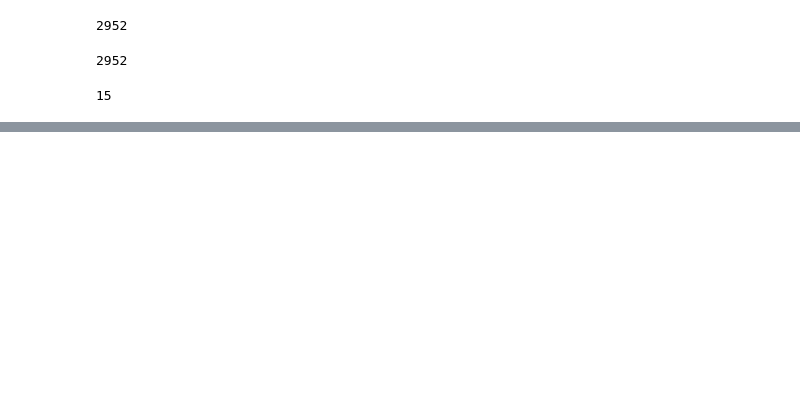
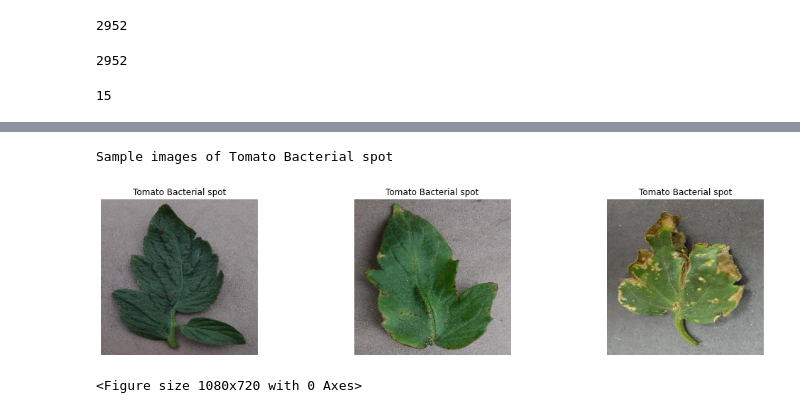
Before and after one commit to Cheruiyot890/PlantDiseasePredictor, a Jupyter notebook: Notebook.ipynb, the cells around one changed output, grey strips where cells are left out. Cells and saved outputs as stored; diff of their text form; code cells hidden in the pictures; blank space fills up the shorter version.

```diff
--- a/Notebook.ipynb
+++ b/Notebook.ipynb
@@ -158,0 +237,11 @@ print(n_classes)
+# %%
+tomato_dir = "plantdisease/PlantVillage/Tomato_Bacterial_spot"
+tomato_path = os.listdir("plantdisease/PlantVillage/Tomato_Bacterial_spot")
+items_per_row = 3
+title = "Tomato Bacterial spot"
+print("\033[38;5;202mSample images of", title, "\033[0m")
+plot_images_in_rows(tomato_dir, tomato_path, items_per_row)
+# %% [output]
+Sample images of Tomato Bacterial spot
+[figure, added]
+<Figure size 1080x720 with 0 Axes>
```
Also changed, not shown: parts of 40 cells of this notebook.
